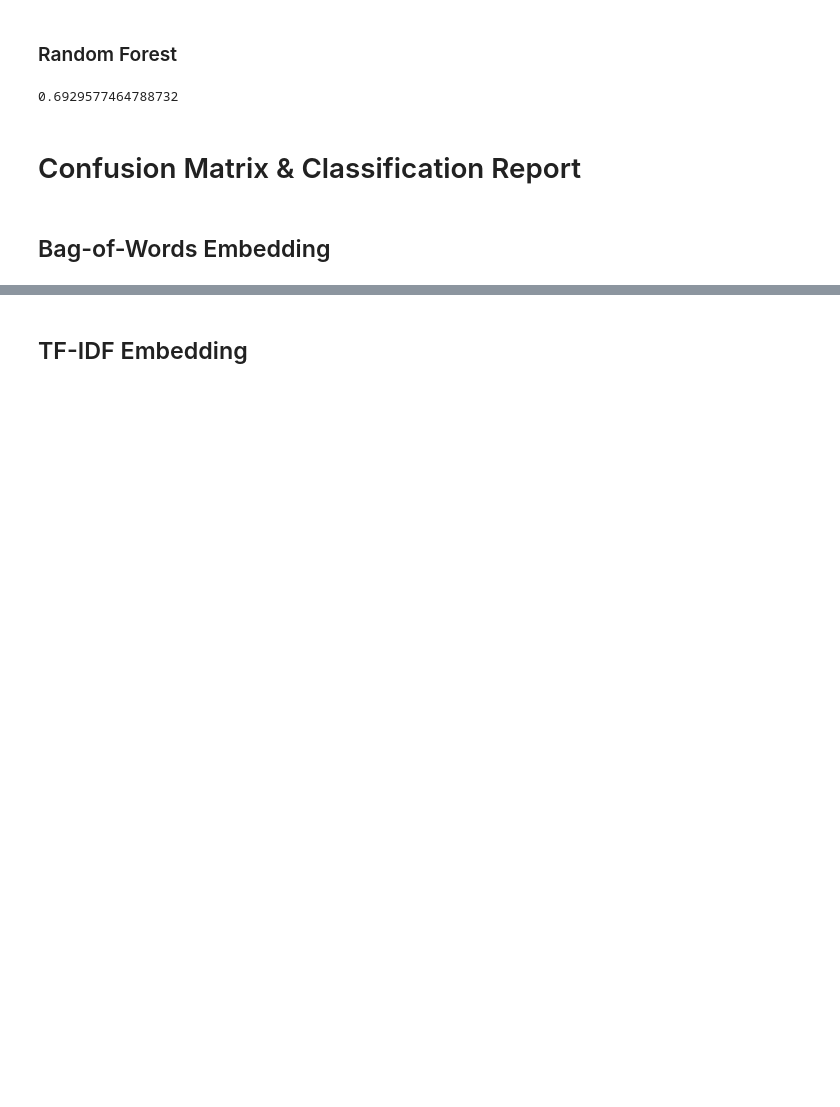
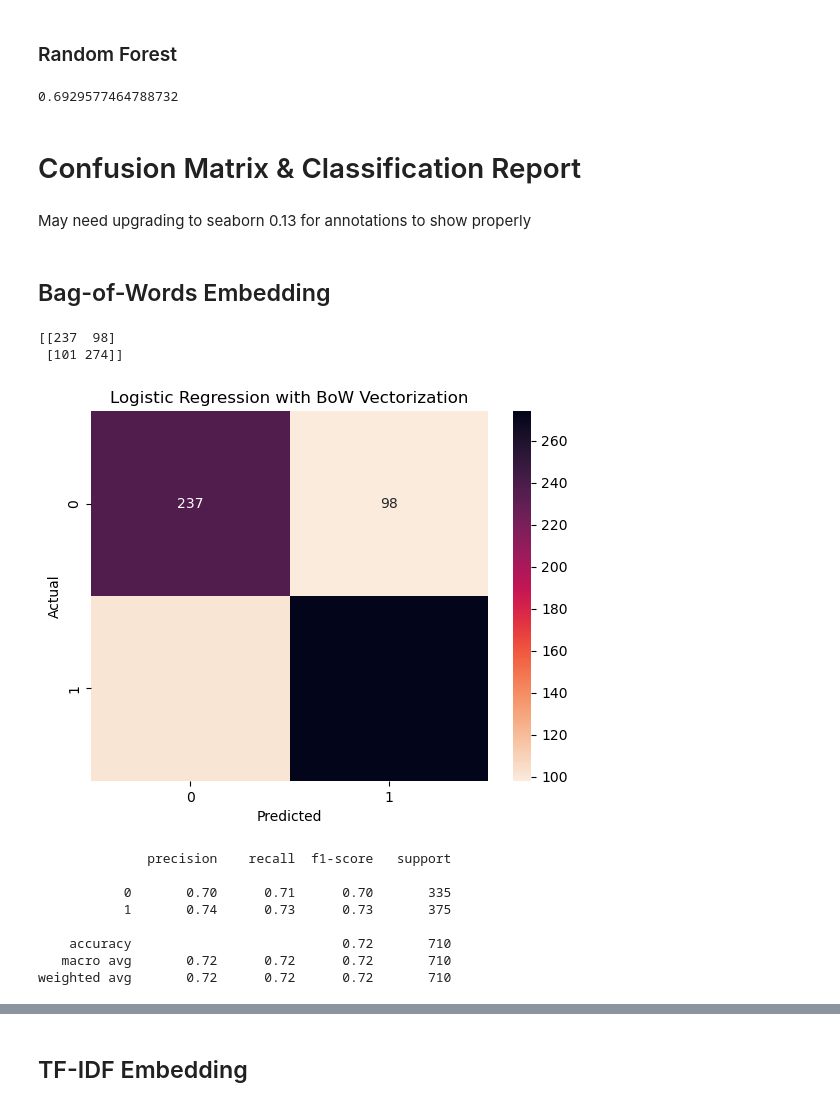
Before and after one commit to Yichen-Z/cis583_project, a Jupyter notebook: detect_stress.ipynb, the cells around one changed output, grey strips where cells are left out. Saved outputs shown, nothing was run; the diff lists cells and outputs as text; code cells hidden in the pictures; blank space fills up the shorter version.

Commit message:
Add confusion matrix heatmap and classification reports

```diff
--- a/detect_stress.ipynb
+++ b/detect_stress.ipynb
@@ -398,5 +398,36 @@ rf_td.score(X_test_td, y_test_td)
 import matplotlib.pyplot as plt
 import seaborn as sns
 from sklearn.metrics import confusion_matrix,classification_report
+# %% [markdown]
+May need upgrading to seaborn 0.13 for annotations to show properly
+# %%
+def get_confusion_matrix(predictions, test_target, plot_name):
+    cm = confusion_matrix(predictions, test_target)
+    print(cm)
+
+    sns.heatmap(cm, annot=True, cmap='rocket_r', fmt='d')
+    plt.title(plot_name)
+    plt.xlabel('Predicted')
+    plt.ylabel('Actual')
+    plt.show()
+
+def get_basic_report(model, features, target, plot_title):
+    y_pred = model.predict(features)
+    get_confusion_matrix(predictions=y_pred, test_target=target, plot_name=plot_title)
+    print(classification_report(y_pred, target))
 # %% [markdown]
 ## Bag-of-Words Embedding
+# %%
+get_basic_report(model=model_lr, features=X_test, target=y_test, plot_title='Logistic Regression with BoW Vectorization')
+# %% [output]
+[[237  98]
+ [101 274]]
+[figure, added]
+              precision    recall  f1-score   support
+
+           0       0.70      0.71      0.70       335
+           1       0.74      0.73      0.73       375
+
+    accuracy                           0.72       710
+   macro avg       0.72      0.72      0.72       710
+weighted avg       0.72      0.72      0.72       710
```
Also changed, not shown: parts of 5 cells of this notebook.
